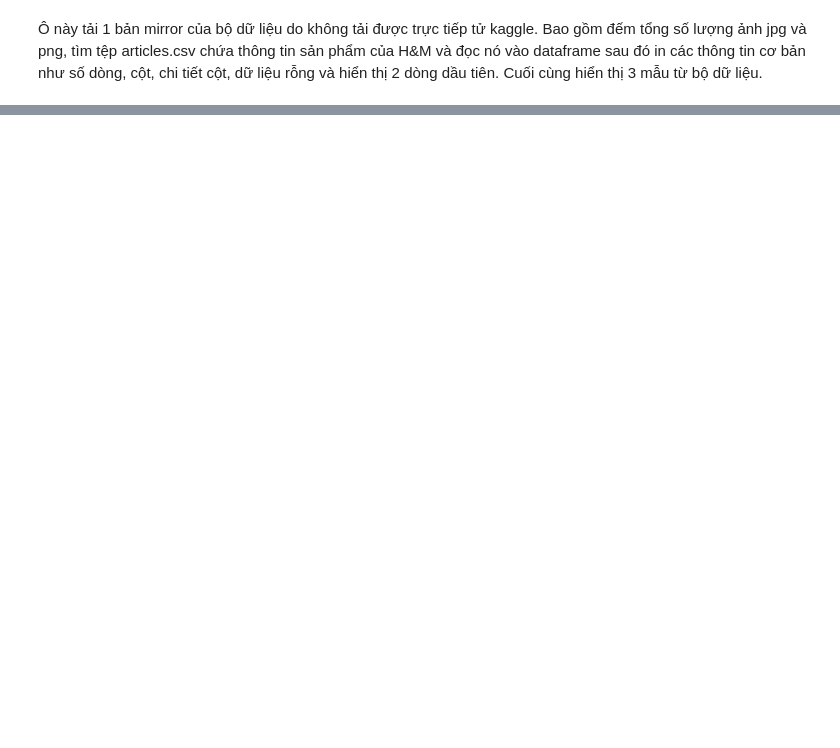
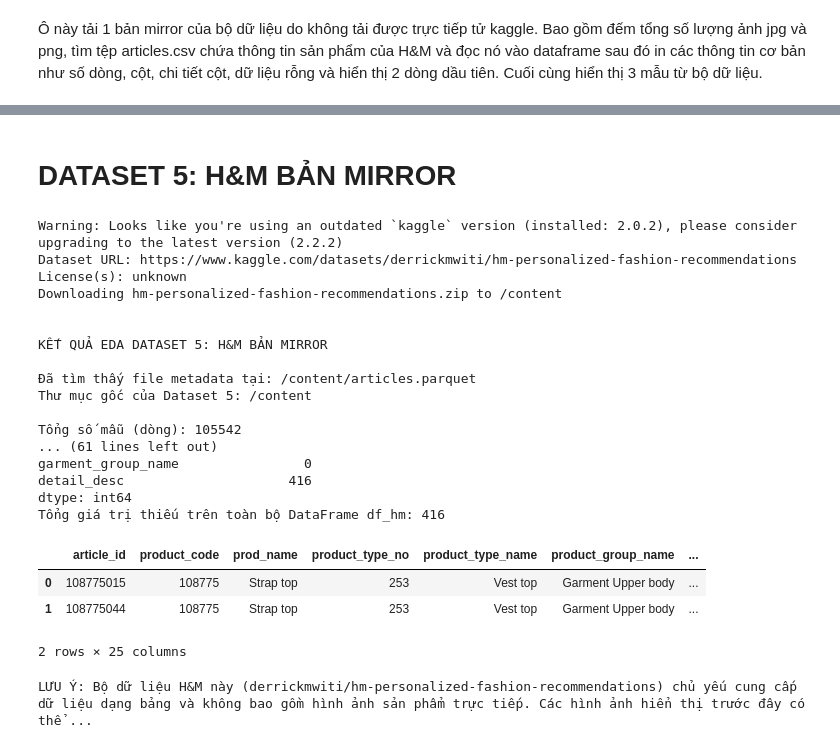
Before and after one commit to okok0814/IT_Project, a Jupyter notebook: notebooks/33_14_EDA_5Datasets_hien_duan.ipynb, the cells around one changed output, grey strips where cells are left out. Saved outputs shown, nothing was run; the diff lists cells and outputs as text; code cells hidden in the pictures; blank space fills up the shorter version.

```diff
--- a/notebooks/33_14_EDA_5Datasets_hien_duan.ipynb
+++ b/notebooks/33_14_EDA_5Datasets_hien_duan.ipynb
@@ -325,0 +323,65 @@ Không tìm thấy file articles.csv trong bản này.
+# %% [markdown]
+# **DATASET 5: H&M BẢN MIRROR**
+# %%
+import pandas as pd
+import glob
+import matplotlib.pyplot as plt
+import matplotlib.image as mpimg
+import os
+
+# Tải bộ H&M từ Public Dataset thay vì Competition
+!kaggle datasets download -d derrickmwiti/hm-personalized-fashion-recommendations --unzip
+
+print("\nKẾT QUẢ EDA DATASET 5: H&M BẢN MIRROR")
+
+# Tìm kiếm file articles.parquet trên toàn bộ thư mục /content/ để xác định dataset_root
+hm_parquet_candidates = glob.glob('/content/**/articles.parquet', recursive=True)
+
+df_hm = None
+if hm_parquet_candidates:
+    hm_parquet_path = hm_parquet_candidates[0]
+    dataset_root = os.path.dirname(hm_parquet_path) # Xác định thư mục chứa articles.parquet
+
+    print(f'\nĐã tìm thấy file metadata tại: {hm_parquet_path}')
+    print(f'Thư mục gốc của Dataset 5: {dataset_root}')
+
+    df_hm = pd.read_parquet(hm_parquet_path)
+
+    print(f'\nTổng số mẫu (dòng): {df_hm.shape[0]}')
+    print(f'Các trường dữ liệu (cột): {df_hm.shape[1]}')
+    print('\nChi tiết các trường:')
+    print(df_hm.info())
+    print('\nVấn đề chất lượng (Dữ liệu rỗng):')
+    print(df_hm.isnull().sum())
+    print(f'Tổng giá trị thiếu trên toàn bộ DataFrame df_hm: {df_hm.isnull().sum().sum()}')
+    display(df_hm.head(2))
+
+    print('\nLƯU Ý: Bộ dữ liệu H&M này (derrickmwiti/hm-personalized-fashion-recommendations) chủ yếu cung cấp dữ liệu dạng bảng và không bao gồm hình ảnh sản phẩm trực tiếp. Các hình ảnh hiển thị trước đây có thể đến từ các bộ dữ liệu khác đã được giải nén trong cùng thư mục.')
+
+    # Loại bỏ phần hiển thị ảnh vì bộ dữ liệu này không có ảnh đi kèm
+    # Để hiển thị ảnh H&M, cần tải một bộ dữ liệu H&M khác có chứa hình ảnh sản phẩm.
+else:
+    print(f"\nKhông tìm thấy file articles.parquet trong bất kỳ thư mục nào trong '/content/'. Vui lòng kiểm tra tên file hoặc dataset đã được giải nén thành công chưa.")
+# %% [output]
+Warning: Looks like you're using an outdated `kaggle` version (installed: 2.0.2), please consider upgrading to the latest version (2.2.2)
+Dataset URL: https://www.kaggle.com/datasets/derrickmwiti/hm-personalized-fashion-recommendations
+License(s): unknown
+Downloading hm-personalized-fashion-recommendations.zip to /content
+
+
+KẾT QUẢ EDA DATASET 5: H&M BẢN MIRROR
+
+Đã tìm thấy file metadata tại: /content/articles.parquet
+Thư mục gốc của Dataset 5: /content
+
+Tổng số mẫu (dòng): 105542
+... (61 lines left out)
+garment_group_name                0
+detail_desc                     416
+dtype: int64
+Tổng giá trị thiếu trên toàn bộ DataFrame df_hm: 416
+|  | article_id | product_code | prod_name | product_type_no | product_type_name | product_group_name | ... |
+| 0 | 108775015 | 108775 | Strap top | 253 | Vest top | Garment Upper body | ... |
+| 1 | 108775044 | 108775 | Strap top | 253 | Vest top | Garment Upper body | ... |
+2 rows × 25 columns
+LƯU Ý: Bộ dữ liệu H&M này (derrickmwiti/hm-personalized-fashion-recommendations) chủ yếu cung cấp dữ liệu dạng bảng và không bao gồm hình ảnh sản phẩm trực tiếp. Các hình ảnh hiển thị trước đây có thể ...
```
Also changed, not shown: parts of 11 cells of this notebook.
